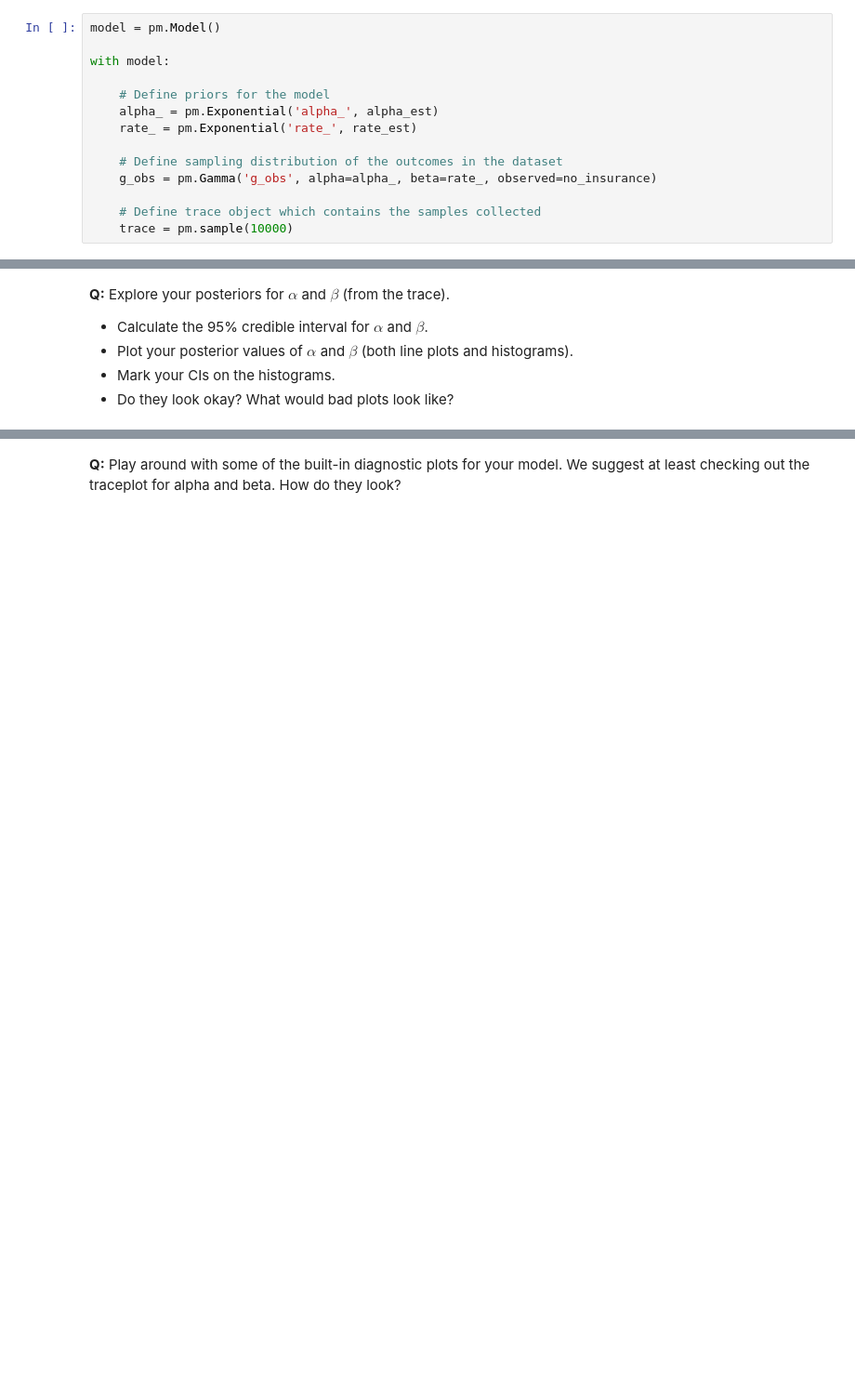
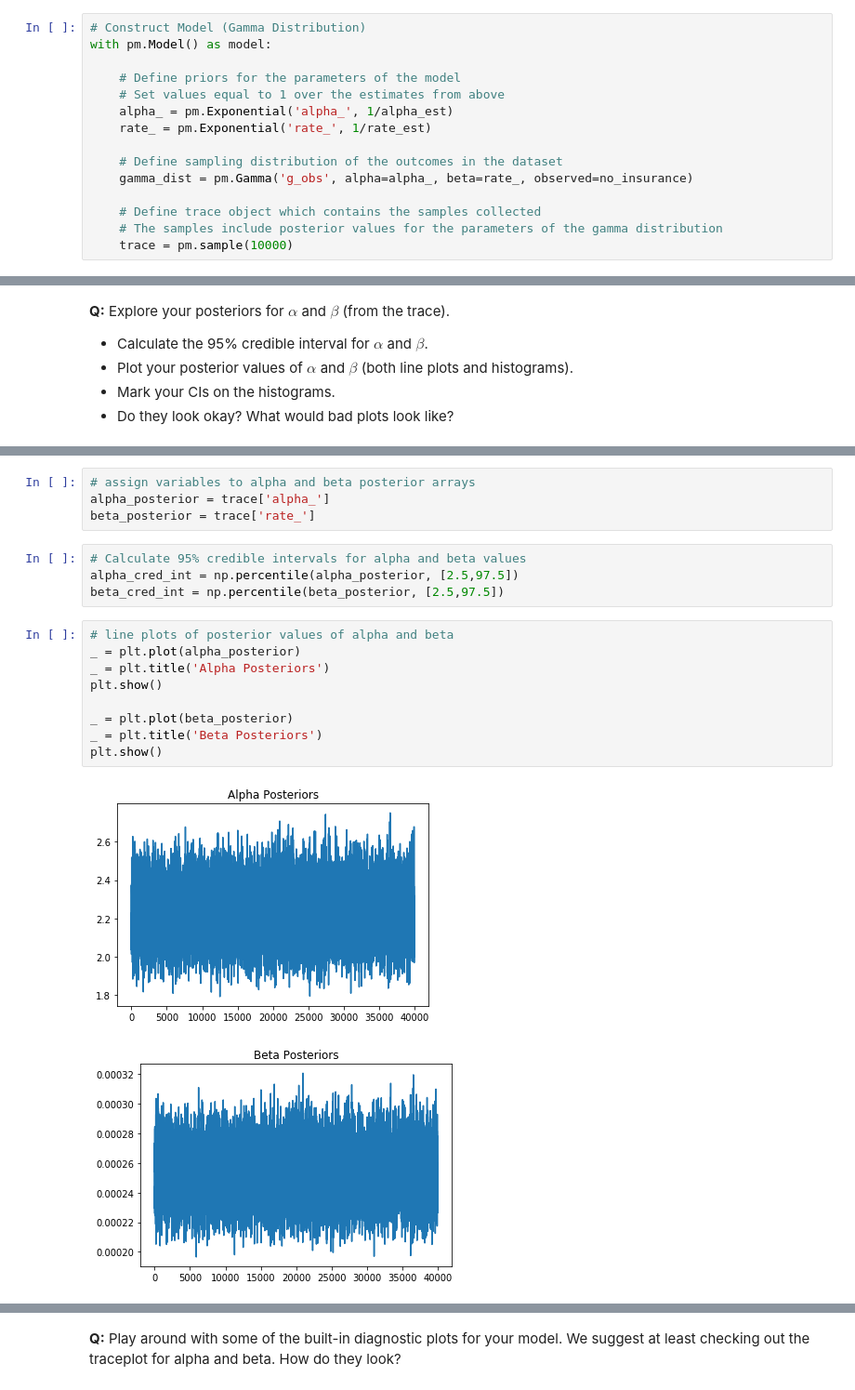
Before and after one commit to walkerpage/springboard, a Jupyter notebook: Mini_Projects/Bayesian_stats_Q6.28/inferential_statistics_3-Q.ipynb, the cells around one changed output, grey strips where cells are left out. Shown at 93% size. Saved outputs shown, nothing was run; the diff lists cells and outputs as text; blank space fills up the shorter version.

```diff
--- a/Mini_Projects/Bayesian_stats_Q6.28/inferential_statistics_3-Q.ipynb
+++ b/Mini_Projects/Bayesian_stats_Q6.28/inferential_statistics_3-Q.ipynb
@@ -112,16 +112,17 @@ For some guidance, see: https://docs.pymc.io/notebooks/getting_started.html
 # %%
-model = pm.Model()
+# Construct Model (Gamma Distribution)
+with pm.Model() as model:
 
-with model:
-
-    # Define priors for the model
-    alpha_ = pm.Exponential('alpha_', alpha_est)
-    rate_ = pm.Exponential('rate_', rate_est)
+    # Define priors for the parameters of the model
+    # Set values equal to 1 over the estimates from above
+    alpha_ = pm.Exponential('alpha_', 1/alpha_est)
+    rate_ = pm.Exponential('rate_', 1/rate_est)
 
     # Define sampling distribution of the outcomes in the dataset
-    g_obs = pm.Gamma('g_obs', alpha=alpha_, beta=rate_, observed=no_insurance)
+    gamma_dist = pm.Gamma('g_obs', alpha=alpha_, beta=rate_, observed=no_insurance)
 
     # Define trace object which contains the samples collected
+    # The samples include posterior values for the parameters of the gamma distribution
     trace = pm.sample(10000)
 # %% [output]
 Auto-assigning NUTS sampler...
@@ -141,0 +142,20 @@ __A:__
+# %%
+# assign variables to alpha and beta posterior arrays
+alpha_posterior = trace['alpha_']
+beta_posterior = trace['rate_']
+# %%
+# Calculate 95% credible intervals for alpha and beta values
+alpha_cred_int = np.percentile(alpha_posterior, [2.5,97.5])
+beta_cred_int = np.percentile(beta_posterior, [2.5,97.5])
+# %%
+# line plots of posterior values of alpha and beta
+_ = plt.plot(alpha_posterior)
+_ = plt.title('Alpha Posteriors')
+plt.show()
+
+_ = plt.plot(beta_posterior)
+_ = plt.title('Beta Posteriors')
+plt.show()
+# %% [output]
+[figure, added]
+[figure, added]
```
Also changed, not shown: parts of 16 cells of this notebook.
